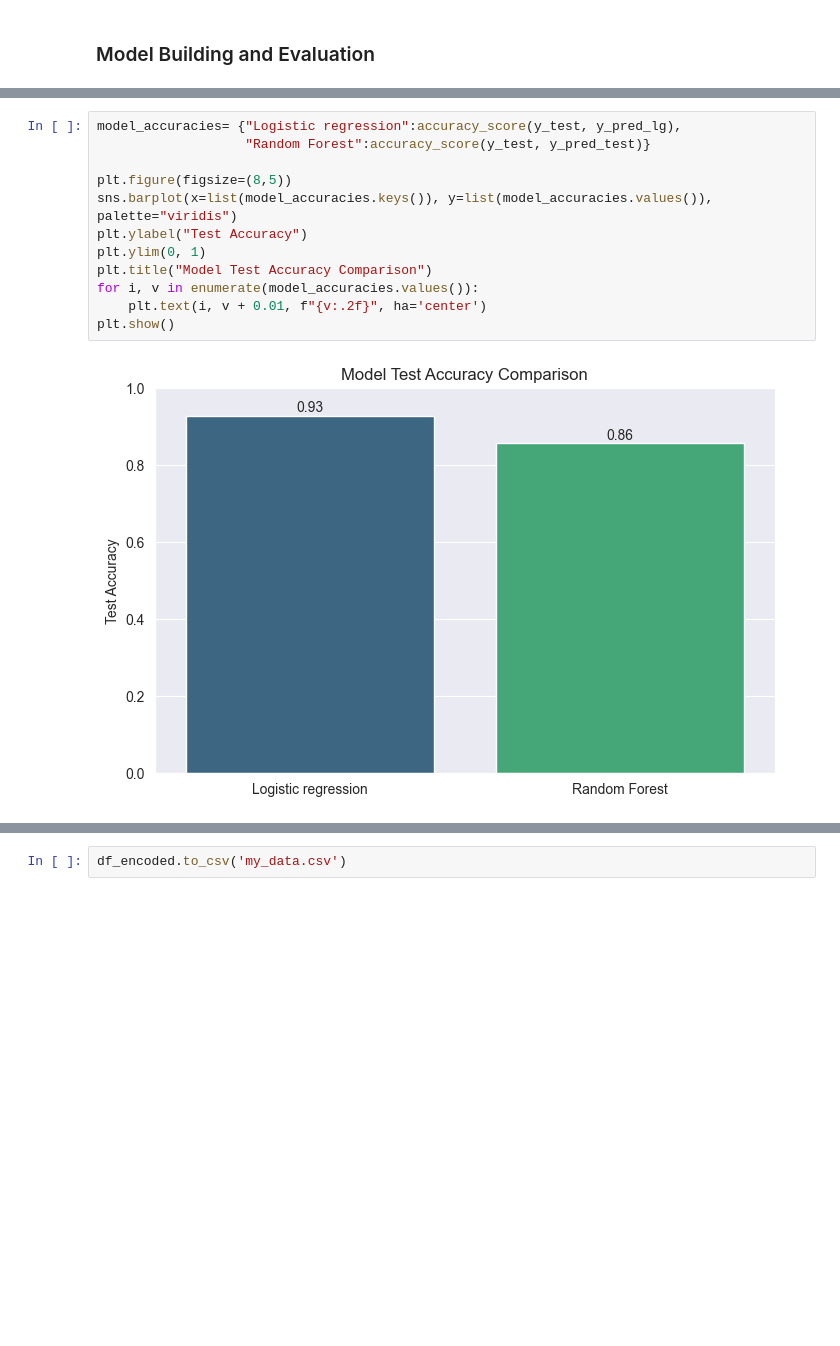
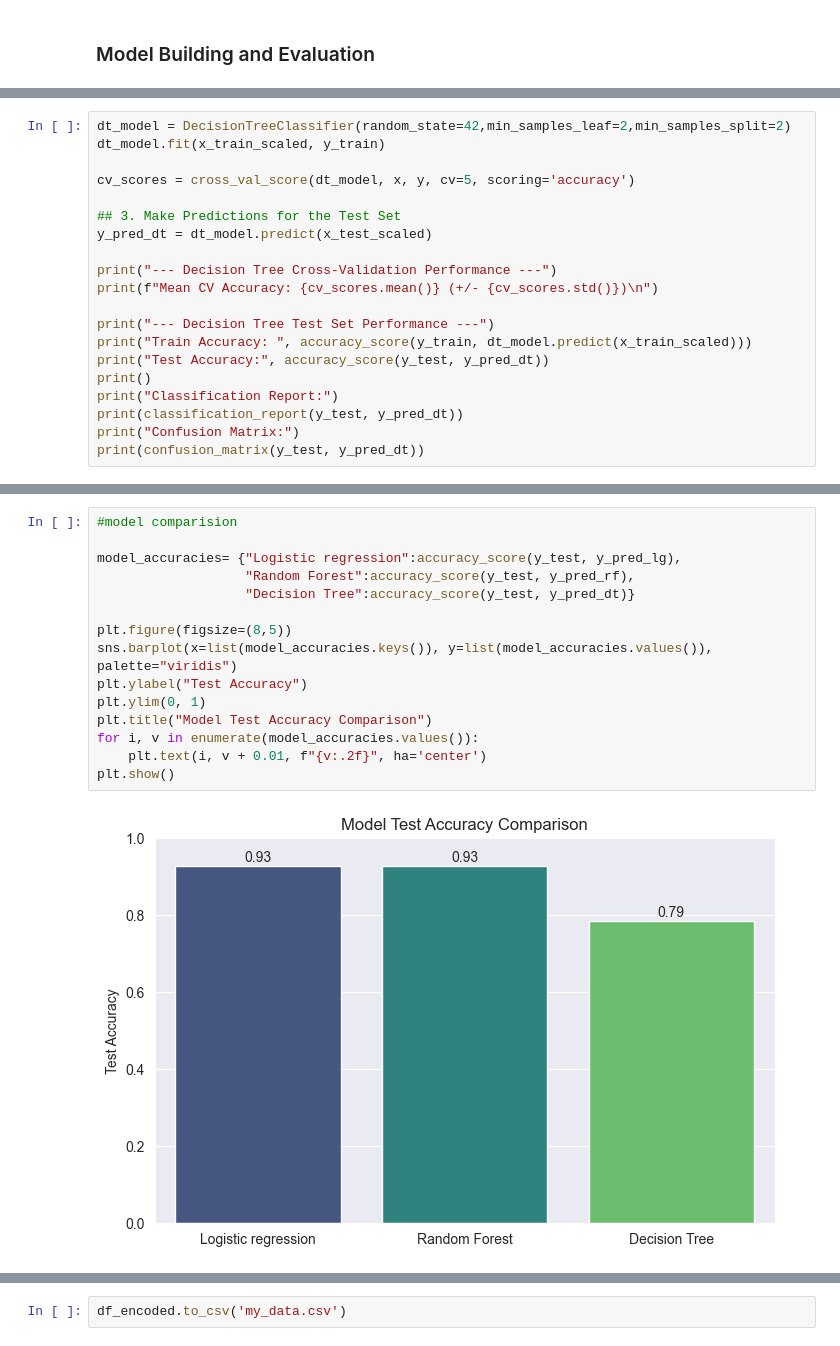
Before and after one commit to Sandeep1098-pil/3d-printing-model, a Jupyter notebook: training/3_printing.ipynb, the cells around one changed output, grey strips where cells are left out. Drawn from its saved outputs; the diff is of its cells as text; blank space fills up the shorter version.

Commit message:
Changes in traing models

```diff
--- a/training/3_printing.ipynb
+++ b/training/3_printing.ipynb
@@ -489,0 +453,20 @@ Recall Score: 1.0
+# %%
+dt_model = DecisionTreeClassifier(random_state=42,min_samples_leaf=2,min_samples_split=2)
+dt_model.fit(x_train_scaled, y_train)
+
+cv_scores = cross_val_score(dt_model, x, y, cv=5, scoring='accuracy')
+
+## 3. Make Predictions for the Test Set
+y_pred_dt = dt_model.predict(x_test_scaled)
+
+print("--- Decision Tree Cross-Validation Performance ---")
+print(f"Mean CV Accuracy: {cv_scores.mean()} (+/- {cv_scores.std()})\n")
+
+print("--- Decision Tree Test Set Performance ---")
+print("Train Accuracy: ", accuracy_score(y_train, dt_model.predict(x_train_scaled)))
+print("Test Accuracy:", accuracy_score(y_test, y_pred_dt))
+print()
+print("Classification Report:")
+print(classification_report(y_test, y_pred_dt))
+print("Confusion Matrix:")
+print(confusion_matrix(y_test, y_pred_dt))
@@ -490,14 +494,17 @@ Recall Score: 1.0
 # %%
+#model comparision
+
 model_accuracies= {"Logistic regression":accuracy_score(y_test, y_pred_lg),
-                   "Random Forest":accuracy_score(y_test, y_pred_test)}
+                   "Random Forest":accuracy_score(y_test, y_pred_rf),
+                   "Decision Tree":accuracy_score(y_test, y_pred_dt)}
 
 plt.figure(figsize=(8,5))
 sns.barplot(x=list(model_accuracies.keys()), y=list(model_accuracies.values()), palette="viridis")
 plt.ylabel("Test Accuracy")
 plt.ylim(0, 1)
 plt.title("Model Test Accuracy Comparison")
 for i, v in enumerate(model_accuracies.values()):
     plt.text(i, v + 0.01, f"{v:.2f}", ha='center')
 plt.show()
 # %% [output]
-[figure, old version]
+[figure, new version]
```
Also changed, not shown: parts of 28 cells of this notebook, 2 other files.
